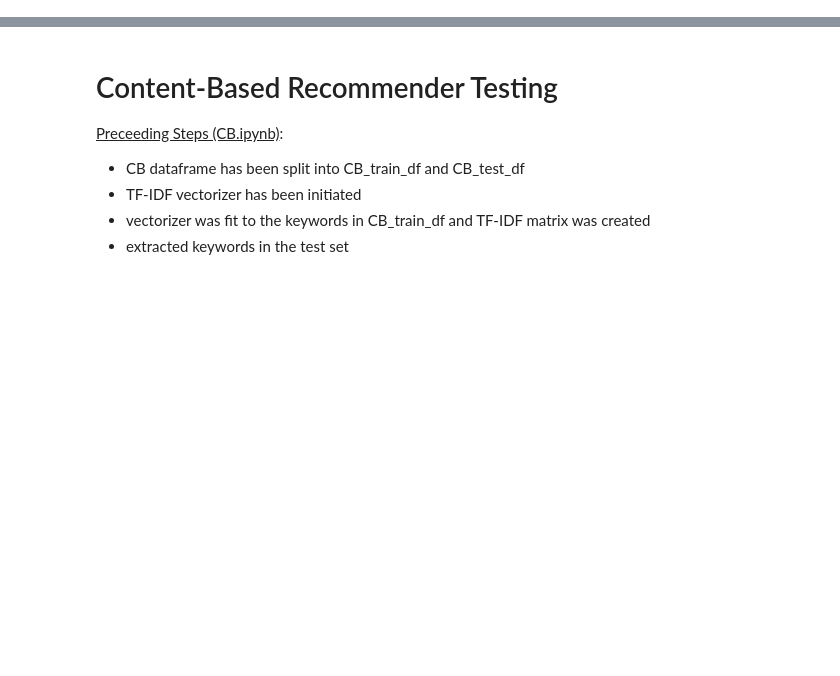
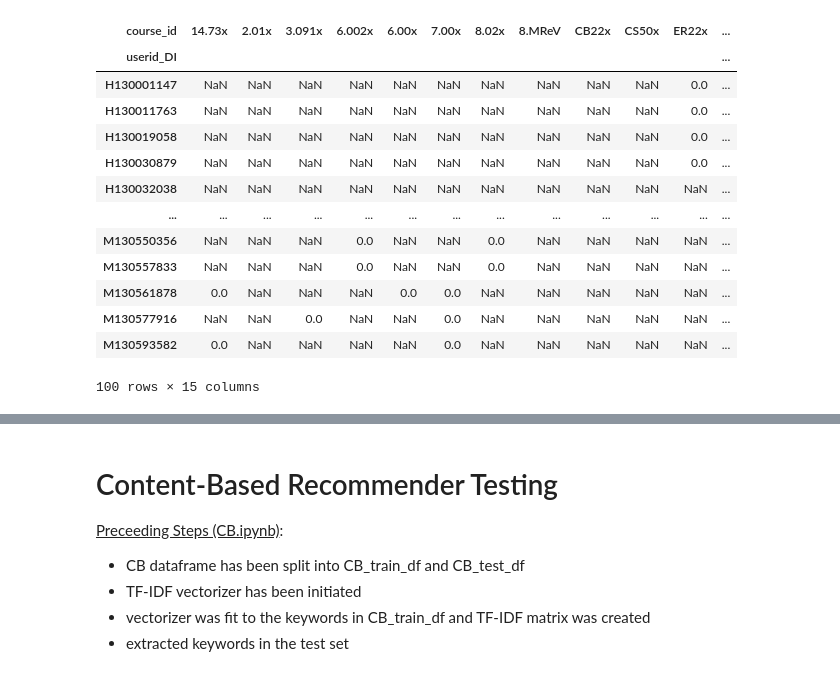
Before and after one commit to ainica/CM3070, a Jupyter notebook: reommender_main.ipynb, the cells around one changed output, grey strips where cells are left out. Cells and saved outputs as stored; diff of their text form; code cells hidden in the pictures; blank space fills up the shorter version.

```diff
--- a/reommender_main.ipynb
+++ b/reommender_main.ipynb
@@ -14,0 +195,34 @@ KeyboardInterrupt:
+# %%
+# Store values before rewriting table
+courses_selected = [list(testsetB.columns[np.where(testsetB.loc[user, testsetB.columns[:-1]]==1)[0]]) for user in testsetB_user_list]
+
+# Transform course information into np.array for ease of processing
+# courses_selected = np.array(courses_selected)
+
+# Check output
+# courses_selected
+# %%
+# Add course information to dataframe before modifying values
+testsetB["actual_course"] = courses_selected
+# testsetB["actual_course_2"] = courses_selected[:, 1]
+# %%
+# Change all non-zero values to 0
+for col in testsetB.columns[:-1]:
+    testsetB[col] = np.where((testsetB[col]==1) | (testsetB[col]==2), 0, testsetB[col])
+# %%
+testsetB
+# %% [output]
+| course_id | 14.73x | 2.01x | 3.091x | 6.002x | 6.00x | 7.00x | 8.02x | 8.MReV | CB22x | CS50x | ER22x | ... |
+| userid_DI |  |  |  |  |  |  |  |  |  |  |  | ... |
+| H130001147 | NaN | NaN | NaN | NaN | NaN | NaN | NaN | NaN | NaN | NaN | 0.0 | ... |
+| H130011763 | NaN | NaN | NaN | NaN | NaN | NaN | NaN | NaN | NaN | NaN | 0.0 | ... |
+| H130019058 | NaN | NaN | NaN | NaN | NaN | NaN | NaN | NaN | NaN | NaN | 0.0 | ... |
+| H130030879 | NaN | NaN | NaN | NaN | NaN | NaN | NaN | NaN | NaN | NaN | 0.0 | ... |
+| H130032038 | NaN | NaN | NaN | NaN | NaN | NaN | NaN | NaN | NaN | NaN | NaN | ... |
+| ... | ... | ... | ... | ... | ... | ... | ... | ... | ... | ... | ... | ... |
+| M130550356 | NaN | NaN | NaN | 0.0 | NaN | NaN | 0.0 | NaN | NaN | NaN | NaN | ... |
+| M130557833 | NaN | NaN | NaN | 0.0 | NaN | NaN | 0.0 | NaN | NaN | NaN | NaN | ... |
+| M130561878 | 0.0 | NaN | NaN | NaN | 0.0 | 0.0 | NaN | NaN | NaN | NaN | NaN | ... |
+| M130577916 | NaN | NaN | 0.0 | NaN | NaN | 0.0 | NaN | NaN | NaN | NaN | NaN | ... |
+| M130593582 | 0.0 | NaN | NaN | NaN | NaN | 0.0 | NaN | NaN | NaN | NaN | NaN | ... |
+100 rows × 15 columns
```
Also changed, not shown: parts of 35 cells of this notebook.
